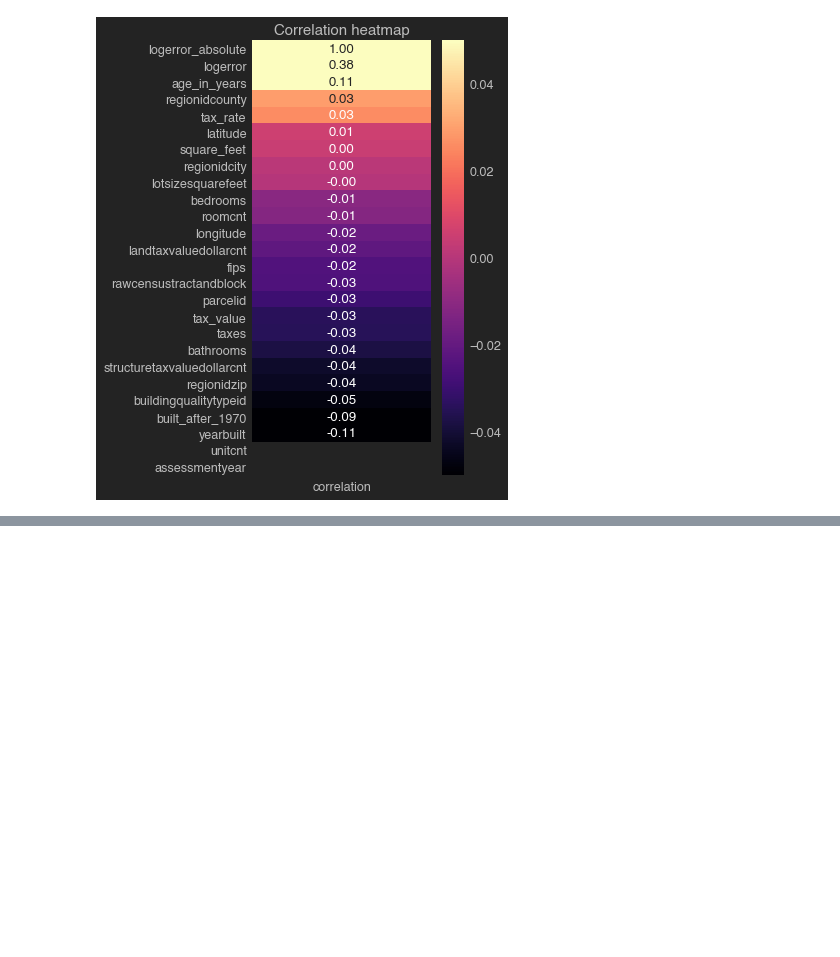
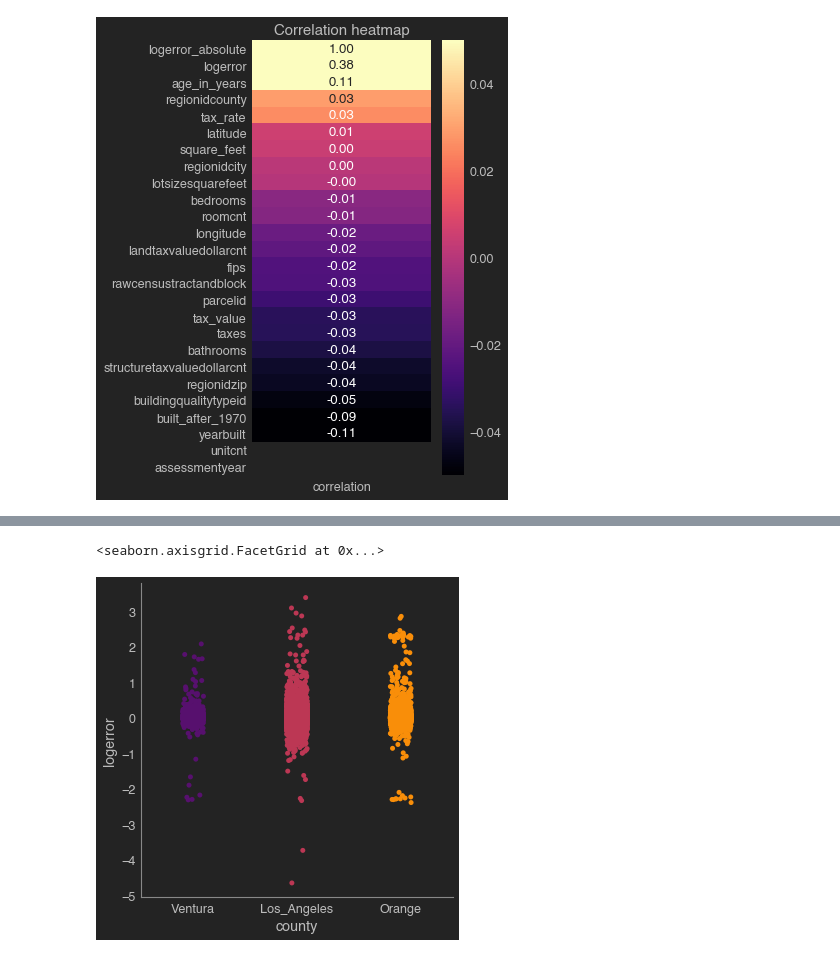
Before and after one commit to sam-and-ken/clustering-project, a Jupyter notebook: Cluster_project_explore_Ken.ipynb, the cells around one changed output, grey strips where cells are left out. Saved outputs shown, nothing was run; the diff lists cells and outputs as text; code cells hidden in the pictures; blank space fills up the shorter version.

```diff
--- a/Cluster_project_explore_Ken.ipynb
+++ b/Cluster_project_explore_Ken.ipynb
@@ -132,0 +159,5 @@ plt.show()
+# %%
+sns.catplot(data=train, x='county',y='logerror', hue='county', palette='inferno')
+# %% [output]
+<seaborn.axisgrid.FacetGrid at 0x...>
+[figure, added]
```
Also changed, not shown: parts of 32 cells of this notebook.
